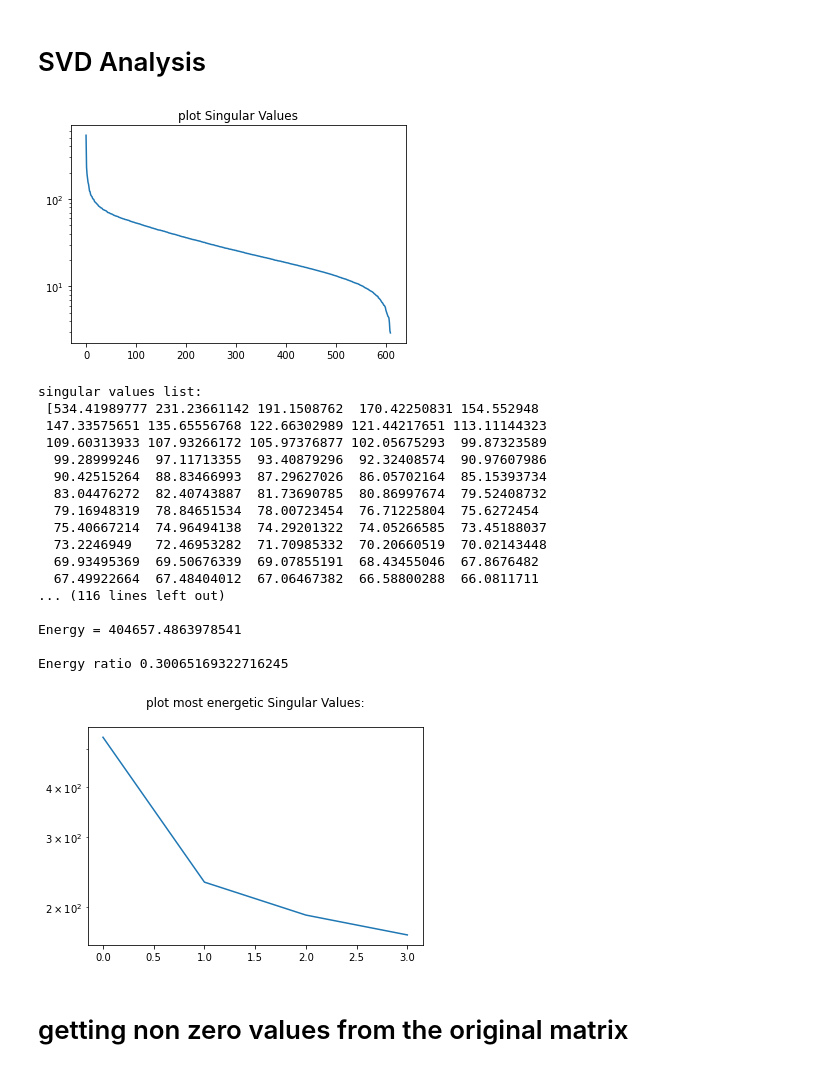
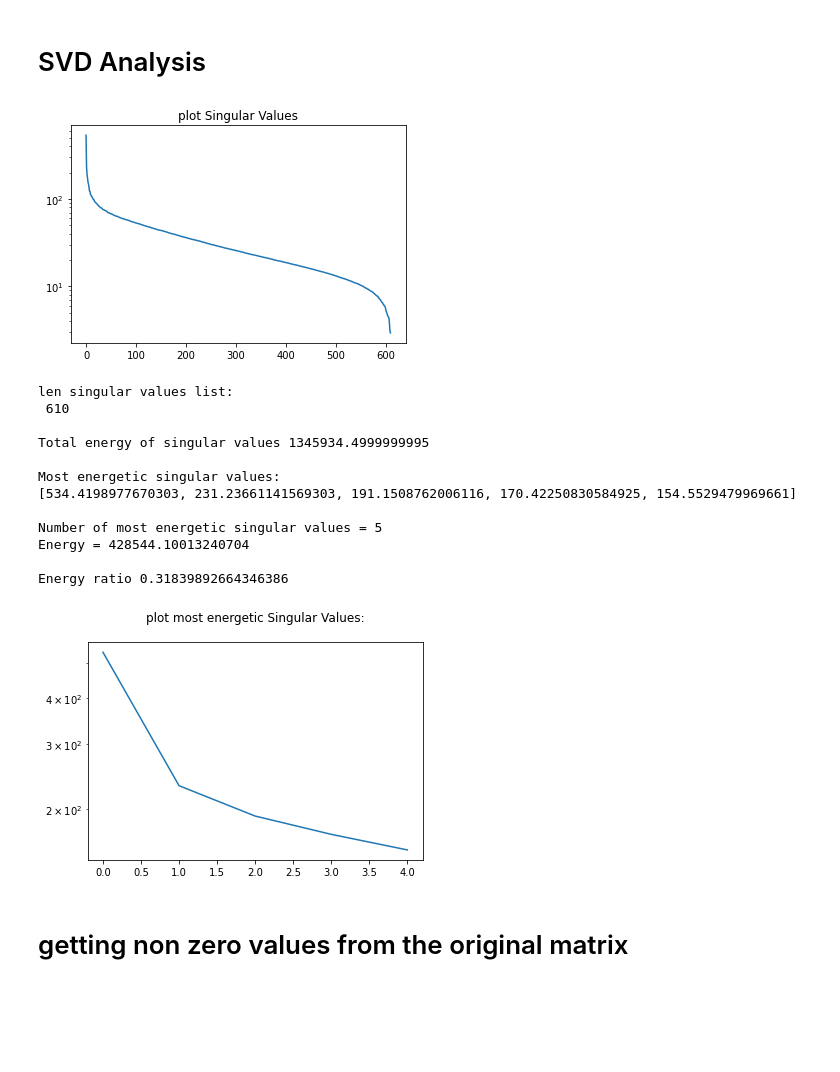
Before and after one commit to walidbee/ds-project, a Jupyter notebook: svd_SGD_recommender_system.ipynb, the cells around one changed output. Cells and saved outputs as stored; diff of their text form; code cells hidden in the pictures; blank space fills up the shorter version.

```diff
--- a/svd_SGD_recommender_system.ipynb
+++ b/svd_SGD_recommender_system.ipynb
@@ -92,56 +92,52 @@ svd=SVD(R)
 U, S, VT, s=svd.computeSVD(R)
 svd.plot_singular_values(s)
 
-print("singular values list: \n",S,"\n")
+print("len singular values list: \n",len(S),"\n")
 
 #-------------------------------------------------------
 
 # Analyse energy of singular values :
 
 tot_energy=0
 for i in S:
     tot_energy+=pow(i,2)
 print("Total energy of singular values",tot_energy,"\n")
 
 i=0
 sigma=[]
 energy=0
-energy_threshold=0.3*tot_energy
+energy_threshold=0.31*tot_energy
 while energy<energy_threshold:
     sigma.append(S[i])
     energy+=pow(S[i],2)
     i+=1
 
-print("Most energetic singular values having 80% of total energy:")
+print("Most energetic singular values:")
 print((sigma),"\n")
+print("Number of most energetic singular values =",len(sigma))
 print("Energy =",energy,"\n")
 print("Energy ratio",energy/tot_energy)
 
 
 
 plt.semilogy(sigma)
 plt.title('plot most energetic Singular Values:\n')
 plt.show()
 # %% [output]
 [figure]
-singular values list:
- [534.41989777 231.23661142 191.1508762  170.42250831 154.552948
- 147.33575651 135.65556768 122.66302989 121.44217651 113.11144323
- 109.60313933 107.93266172 105.97376877 102.05675293  99.87323589
-  99.28999246  97.11713355  93.40879296  92.32408574  90.97607986
-  90.42515264  88.83466993  87.29627026  86.05702164  85.15393734
-  83.04476272  82.40743887  81.73690785  80.86997674  79.52408732
-  79.16948319  78.84651534  78.00723454  76.71225804  75.6272454
-  75.40667214  74.96494138  74.29201322  74.05266585  73.45188037
-  73.2246949   72.46953282  71.70985332  70.20660519  70.02143448
-  69.93495369  69.50676339  69.07855191  68.43455046  67.8676482
-  67.49922664  67.48404012  67.06467382  66.58800288  66.0811711
-... (116 lines left out)
+len singular values list:
+ 610
 
-Energy = 404657.4863978541
+Total energy of singular values 1345934.4999999995
 
-Energy ratio 0.30065169322716245
+Most energetic singular values:
+[534.4198977670303, 231.23661141569303, 191.1508762006116, 170.42250830584925, 154.5529479969661]
+
+Number of most energetic singular values = 5
+Energy = 428544.10013240704
+
+Energy ratio 0.31839892664346386
-[figure, old version]
+[figure, new version]
 # %% [markdown]
 # getting non zero values from the original matrix
 # %%
```
